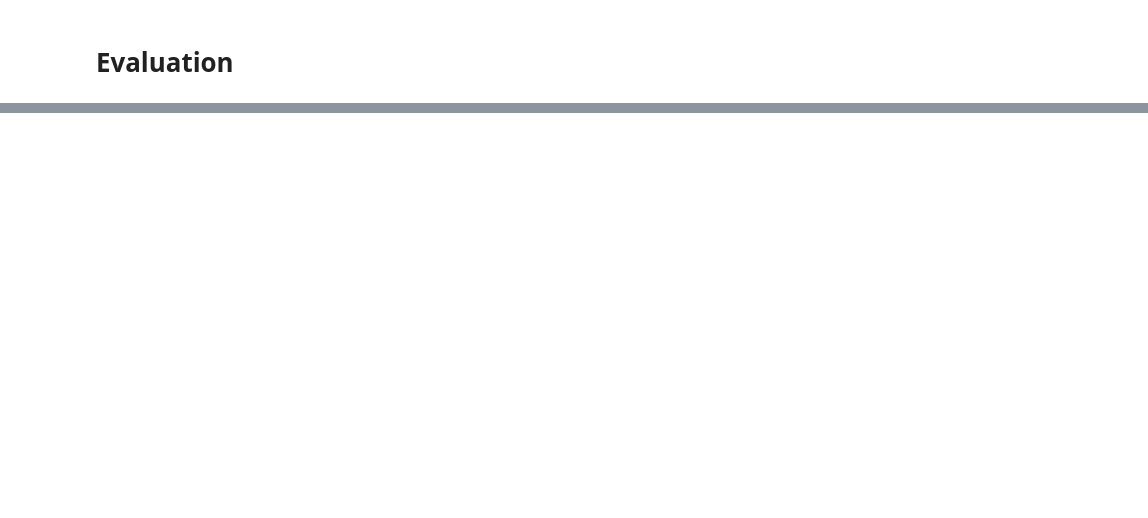
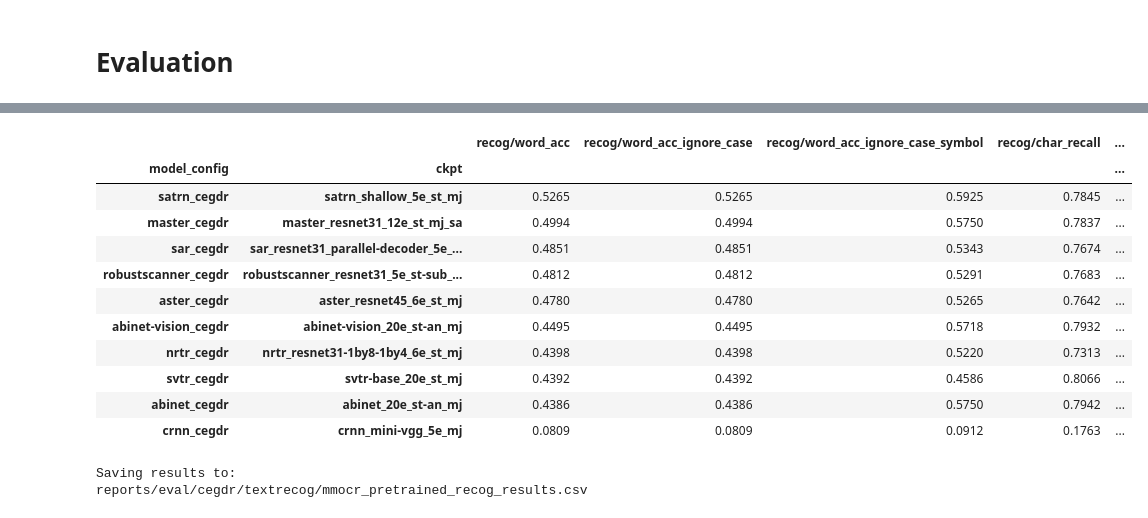
Before and after one commit to tony-pitchblack/bonting-identification, a Jupyter notebook: mmocr_custom_rec.ipynb, the cells around one changed output, grey strips where cells are left out. Cells and saved outputs as stored; diff of their text form; code cells hidden in the pictures; blank space fills up the shorter version.

Commit message:
evaluate pretrained mmocr recognition models on CEGD-R

```diff
--- a/mmocr_custom_rec.ipynb
+++ b/mmocr_custom_rec.ipynb
@@ -76,0 +86,24 @@ unexpected key in source state_dict: data_preprocessor.mean, data_preprocessor.s
+# %%
+#@title Evaluate all models
+
+from mmengine.runner import Runner
+import time
+from mmengine import Config
+import pandas as pd
+from pathlib import Path
+
+%cd ~/bonting-identification
+
+results = []
+model_configs = []
+ckpts = []
+
+for model_config, model_url in MODEL_CONFIG_TO_PRETRAINED_CKPT.items():
+# for model_config, model_url in list(MODEL_CONFIG_TO_PRETRAINED_CKPT.items())[:1]:
+    cfg = Config.fromfile(model_config)
+    cfg['load_from'] = model_url
+    runner = Runner.from_cfg(cfg)
+    result = runner.test()
+    results.append(result)
+    model_configs.append(Path(model_config).name.rstrip('.py'))
+    ckpts.append(Path(model_url).parts[-2])
@@ -76,0 +305,28 @@ unexpected key in source state_dict: data_preprocessor.mean, data_preprocessor.s
+# %%
+results_df = pd.DataFrame(results)
+results_df.insert(0, 'model_config', model_configs)
+results_df.insert(1, 'ckpt', ckpts)
+results_df = results_df.set_index(['model_config', 'ckpt'])
+results_df.sort_values('recog/word_acc', ascending=False, inplace=True)
+results_df
+# %% [output]
+|  |  | recog/word_acc | recog/word_acc_ignore_case | recog/word_acc_ignore_case_symbol | recog/char_recall | ... |
+| model_config | ckpt |  |  |  |  | ... |
+| satrn_cegdr | satrn_shallow_5e_st_mj | 0.5265 | 0.5265 | 0.5925 | 0.7845 | ... |
+| master_cegdr | master_resnet31_12e_st_mj_sa | 0.4994 | 0.4994 | 0.5750 | 0.7837 | ... |
+| sar_cegdr | sar_resnet31_parallel-decoder_5e_... | 0.4851 | 0.4851 | 0.5343 | 0.7674 | ... |
+| robustscanner_cegdr | robustscanner_resnet31_5e_st-sub_... | 0.4812 | 0.4812 | 0.5291 | 0.7683 | ... |
+| aster_cegdr | aster_resnet45_6e_st_mj | 0.4780 | 0.4780 | 0.5265 | 0.7642 | ... |
+| abinet-vision_cegdr | abinet-vision_20e_st-an_mj | 0.4495 | 0.4495 | 0.5718 | 0.7932 | ... |
+| nrtr_cegdr | nrtr_resnet31-1by8-1by4_6e_st_mj | 0.4398 | 0.4398 | 0.5220 | 0.7313 | ... |
+| svtr_cegdr | svtr-base_20e_st_mj | 0.4392 | 0.4392 | 0.4586 | 0.8066 | ... |
+| abinet_cegdr | abinet_20e_st-an_mj | 0.4386 | 0.4386 | 0.5750 | 0.7942 | ... |
+| crnn_cegdr | crnn_mini-vgg_5e_mj | 0.0809 | 0.0809 | 0.0912 | 0.1763 | ... |
+# %%
+save_path = Path('reports/eval/cegdr/textrecog/mmocr_pretrained_recog_results.csv')
+save_path.parent.mkdir(parents=True, exist_ok=True)
+print(f'Saving results to:\n{save_path}')
+results_df.to_csv(save_path, index=True, header=True)
+# %% [output]
+Saving results to:
+reports/eval/cegdr/textrecog/mmocr_pretrained_recog_results.csv
```
Also changed, not shown: parts of 3 cells of this notebook, 11 other files.
